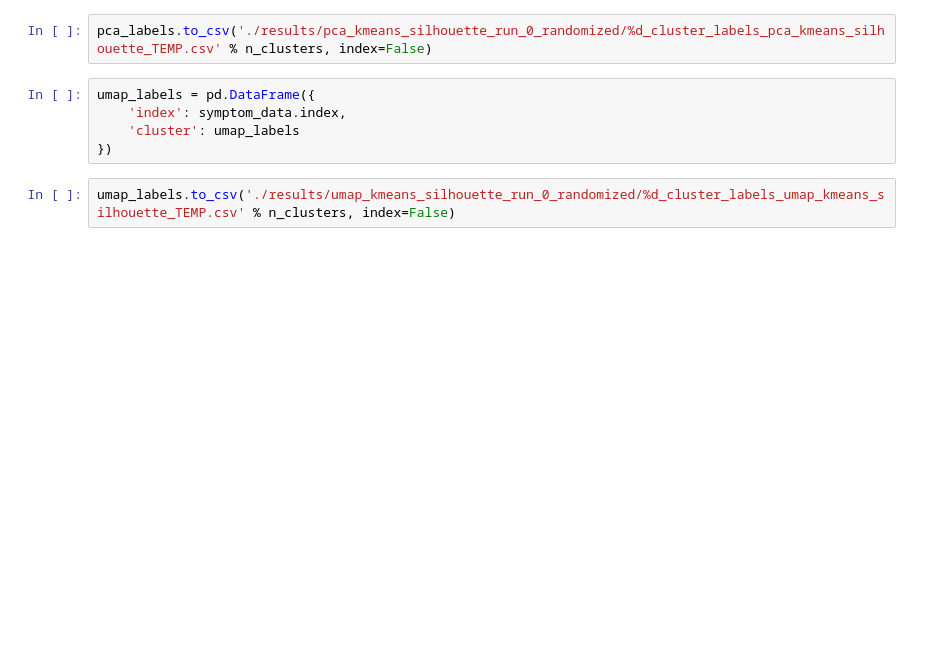
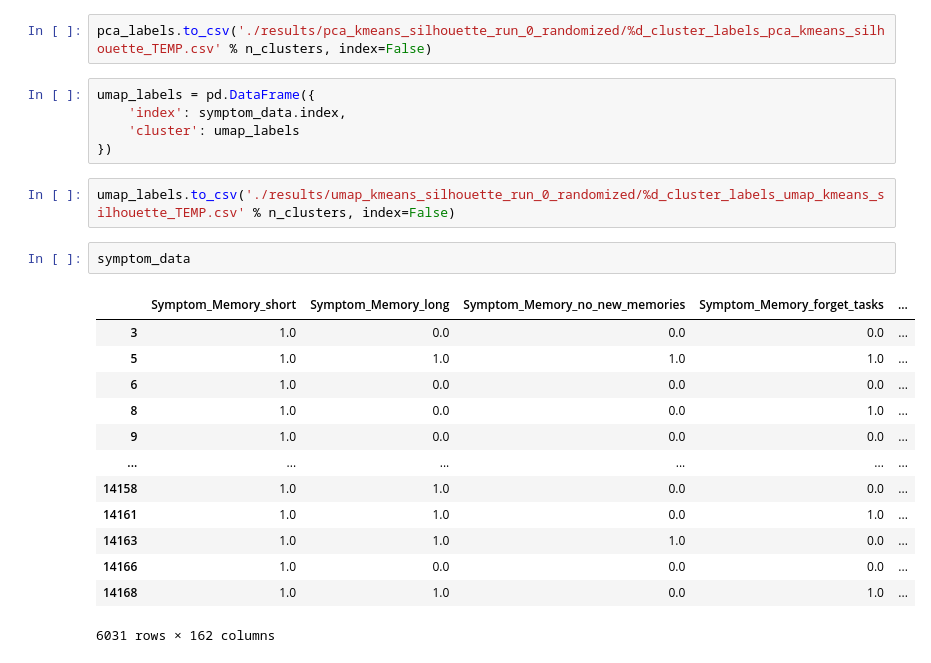
Before and after one commit to leothesouthafrican/PLR, a Jupyter notebook: Chris/compare_between_runs.ipynb, the cells around one changed output. Saved outputs shown, nothing was run; the diff lists cells and outputs as text; blank space fills up the shorter version.

```diff
--- a/Chris/compare_between_runs.ipynb
+++ b/Chris/compare_between_runs.ipynb
@@ -205,3 +205,19 @@ umap_labels = pd.DataFrame({
 })
 # %%
 umap_labels.to_csv('./results/umap_kmeans_silhouette_run_0_randomized/%d_cluster_labels_umap_kmeans_silhouette_TEMP.csv' % n_clusters, index=False)
+# %%
+symptom_data
+# %% [output]
+|  | Symptom_Memory_short | Symptom_Memory_long | Symptom_Memory_no_new_memories | Symptom_Memory_forget_tasks | ... |
+| 3 | 1.0 | 0.0 | 0.0 | 0.0 | ... |
+| 5 | 1.0 | 1.0 | 1.0 | 1.0 | ... |
+| 6 | 1.0 | 0.0 | 0.0 | 0.0 | ... |
+| 8 | 1.0 | 0.0 | 0.0 | 1.0 | ... |
+| 9 | 1.0 | 0.0 | 0.0 | 0.0 | ... |
+| ... | ... | ... | ... | ... | ... |
+| 14158 | 1.0 | 1.0 | 0.0 | 0.0 | ... |
+| 14161 | 1.0 | 1.0 | 0.0 | 1.0 | ... |
+| 14163 | 1.0 | 1.0 | 1.0 | 0.0 | ... |
+| 14166 | 1.0 | 0.0 | 0.0 | 0.0 | ... |
+| 14168 | 1.0 | 1.0 | 0.0 | 1.0 | ... |
+6031 rows × 162 columns
```
Also changed, not shown: 4 other files.
